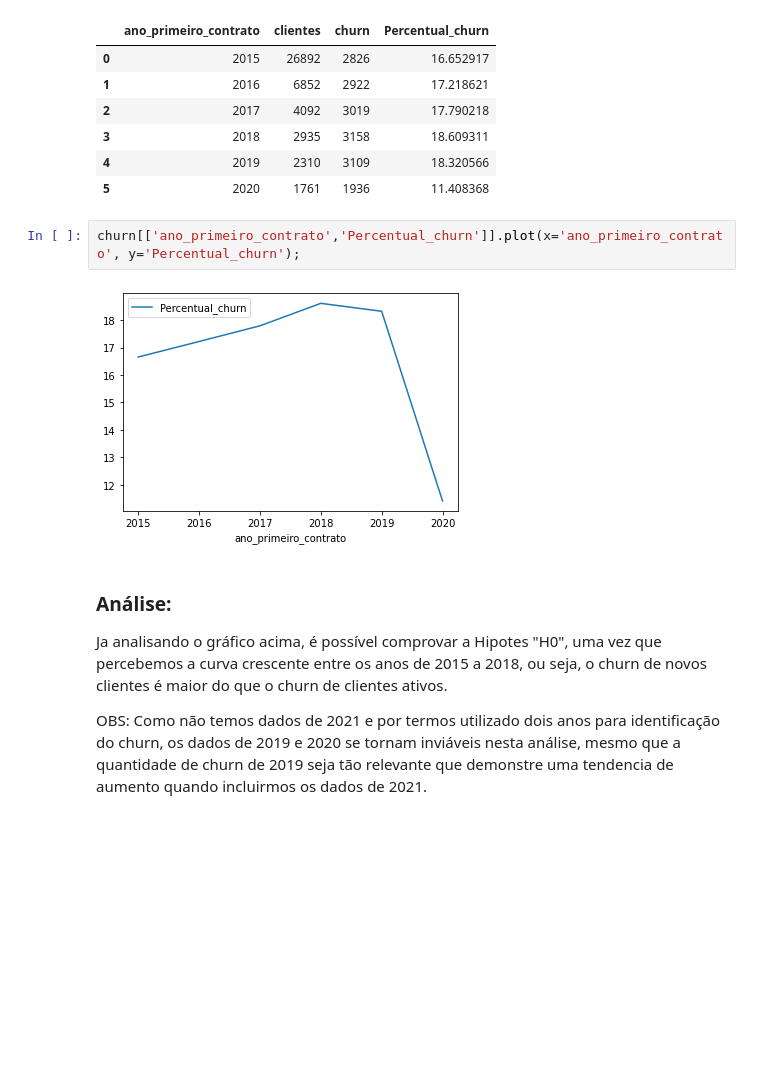
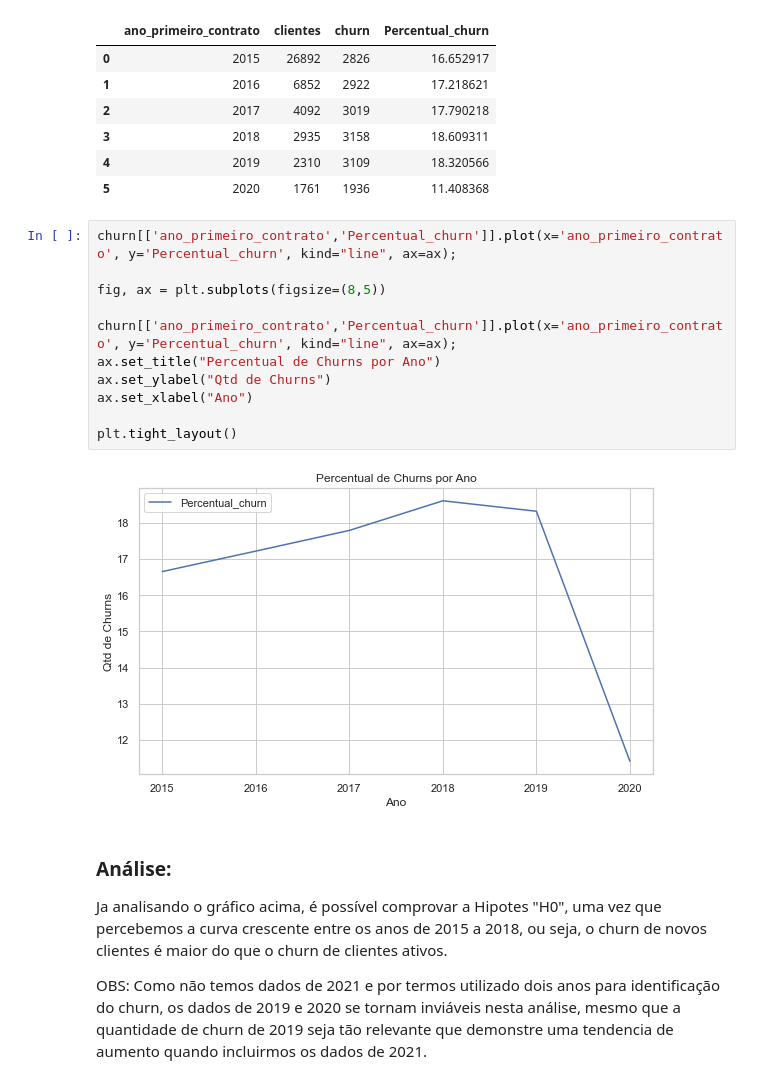
Before and after one commit to ecordeiro/Desafio, a Jupyter notebook: desafio_1.ipynb, the cells around one changed output. Cells and saved outputs as stored; diff of their text form; blank space fills up the shorter version.

```diff
--- a/desafio_1.ipynb
+++ b/desafio_1.ipynb
@@ -165,10 +169,19 @@ churn
 | 3 | 2018 | 2935 | 3158 | 18.609311 |
 | 4 | 2019 | 2310 | 3109 | 18.320566 |
 | 5 | 2020 | 1761 | 1936 | 11.408368 |
-# %%
-churn[['ano_primeiro_contrato','Percentual_churn']].plot(x='ano_primeiro_contrato', y='Percentual_churn');
-# %% [output]
-[figure, removed]
+# %%
+churn[['ano_primeiro_contrato','Percentual_churn']].plot(x='ano_primeiro_contrato', y='Percentual_churn', kind="line", ax=ax);
+
+fig, ax = plt.subplots(figsize=(8,5))
+
+churn[['ano_primeiro_contrato','Percentual_churn']].plot(x='ano_primeiro_contrato', y='Percentual_churn', kind="line", ax=ax);
+ax.set_title("Percentual de Churns por Ano")
+ax.set_ylabel("Qtd de Churns")
+ax.set_xlabel("Ano")
+
+plt.tight_layout()
+# %% [output]
+[figure, added]
 # %% [markdown]
 ### **Análise:**
 
```
Also changed, not shown: parts of 23 cells of this notebook.
